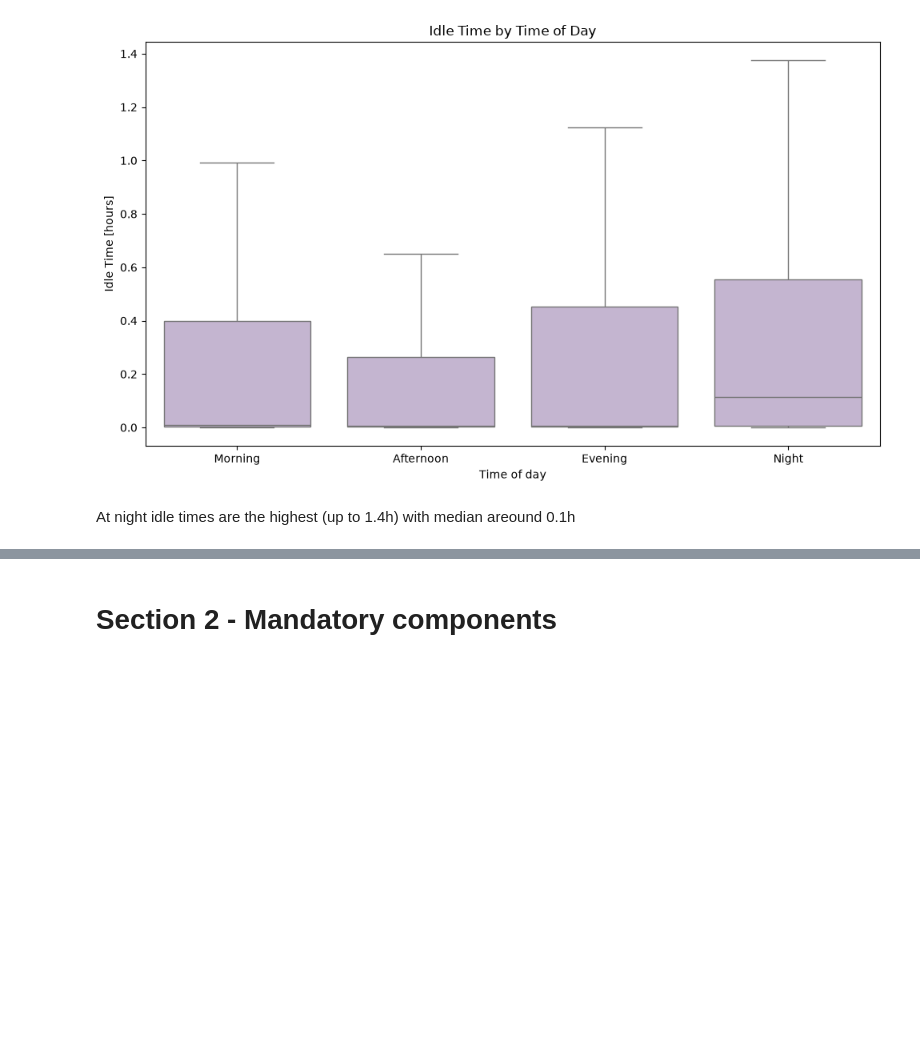
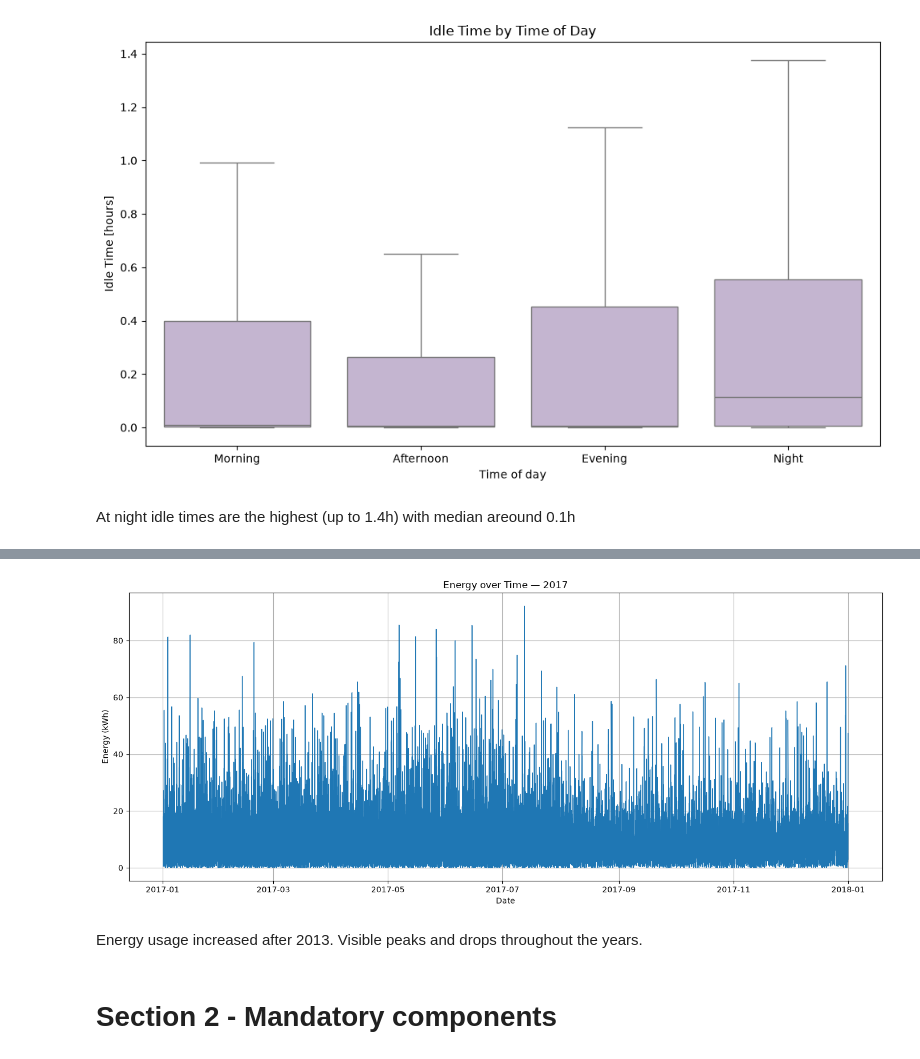
Before and after one commit to katarzynarogalska/Intro-to-Business-Analytics, a Jupyter notebook: main.ipynb, the cells around one changed output, grey strips where cells are left out. Cells and saved outputs as stored; diff of their text form; code cells hidden in the pictures; blank space fills up the shorter version.

```diff
--- a/main.ipynb
+++ b/main.ipynb
@@ -684,3 +717,22 @@ At night idle times are the highest (up to 1.4h) with median areound 0.1h
+# %%
+# zoom closer on a selected month
+year = 2017
+df_year = df[df["Start Date"].dt.year == year].copy()
+
+df_year = df_year.sort_values("Start Date")
+plt.figure(figsize=(14, 6))
+plt.plot(df_year["Start Date"], df_year["Energy (kWh)"], linewidth=1)
+
+plt.xlabel("Date")
+plt.ylabel("Energy (kWh)")
+plt.title(f"Energy over Time — {year}")
+plt.grid(True)
+plt.tight_layout()
+plt.show()
+# %% [output]
+[figure, added]
+# %% [markdown]
+Energy usage increased after 2013. Visible peaks and drops throughout the years.
 # %% [markdown]
 # Section 2 - Mandatory components
 # %% [markdown]
```
Also changed, not shown: parts of 4 cells of this notebook.
